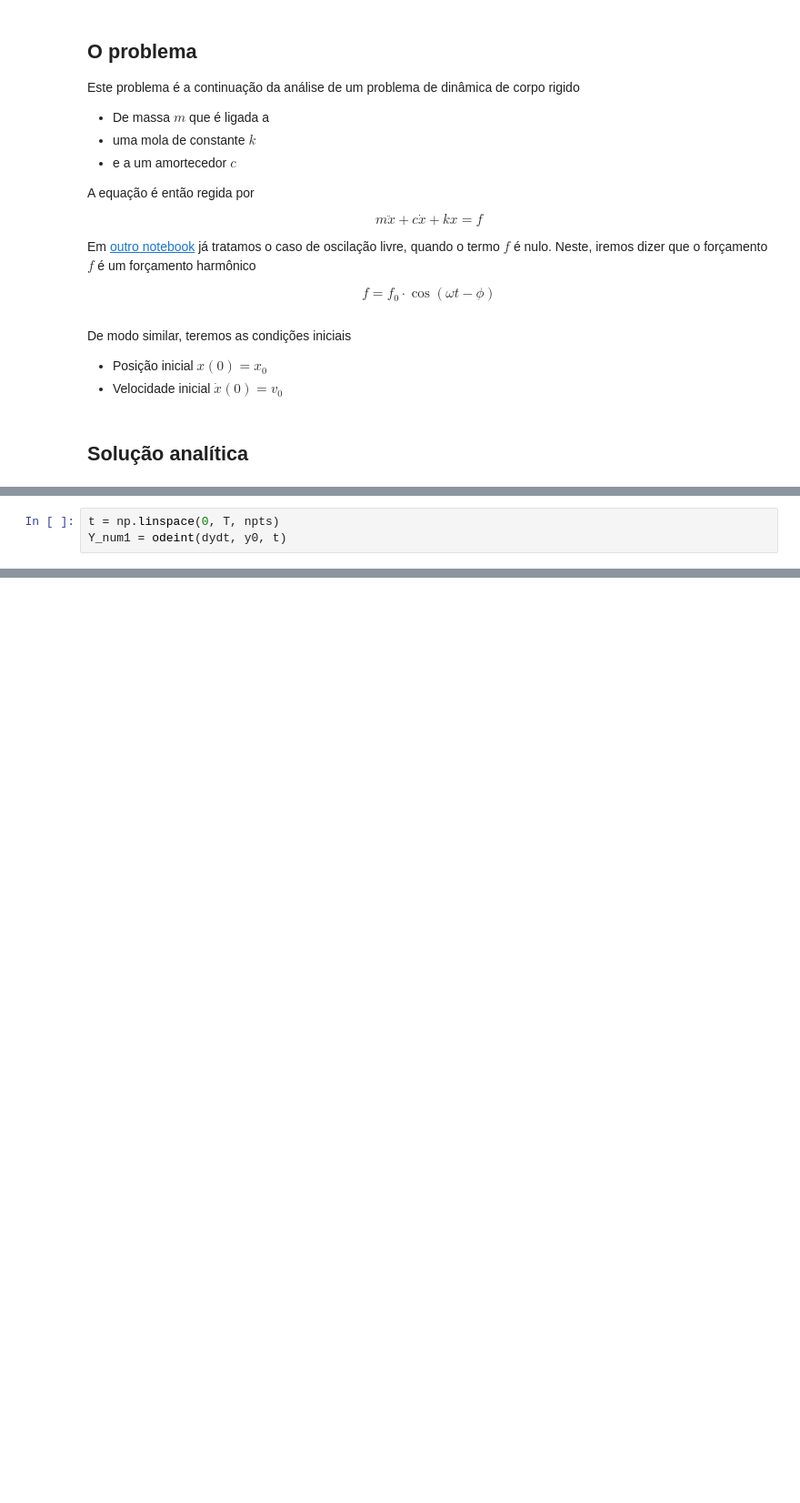
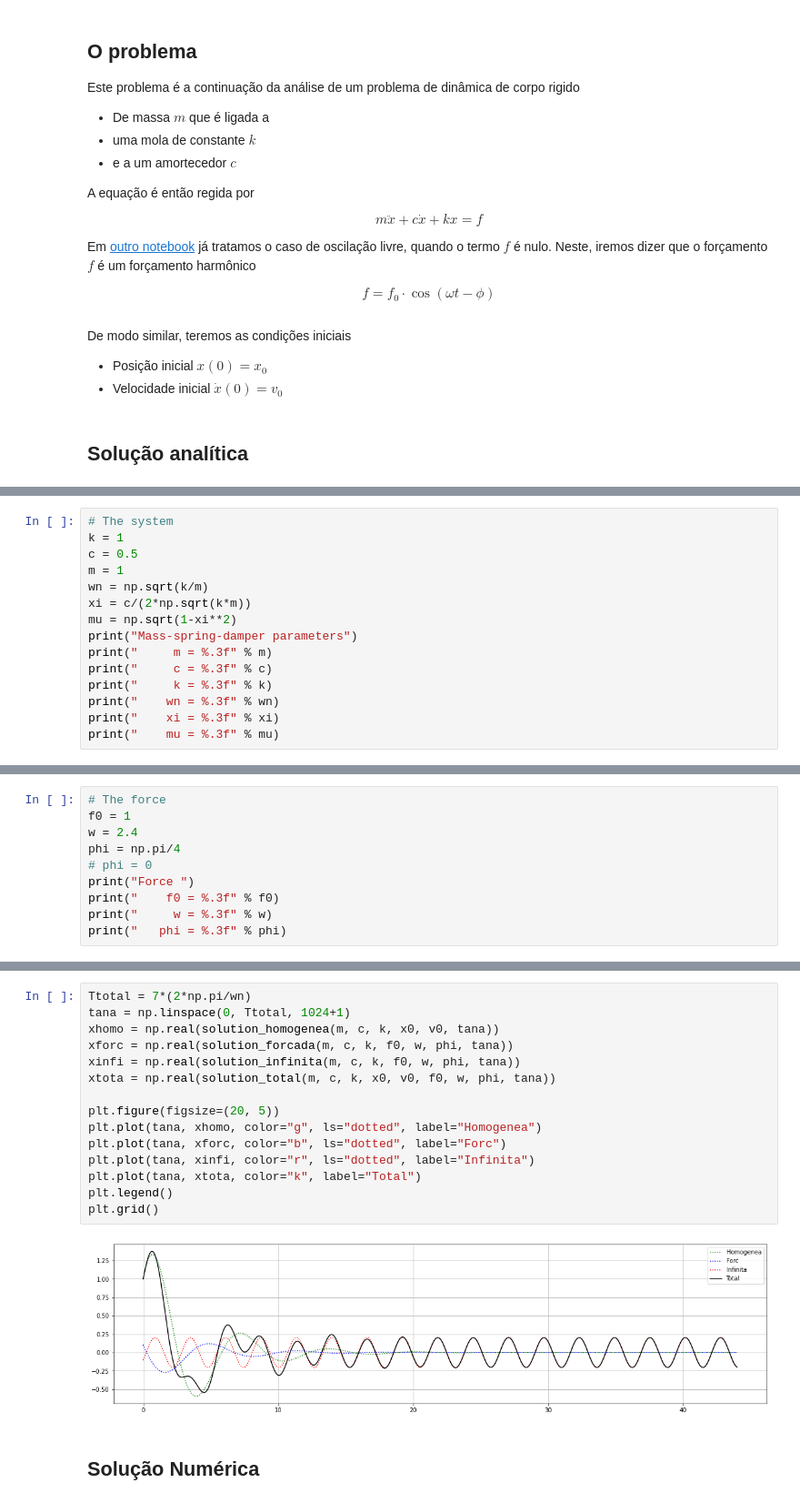
Before and after one commit to carlos-adir/UnB-Courses, a Jupyter notebook: vibracoes/forcamento-harmonico.ipynb, the cells around one changed output, grey strips where cells are left out. Shown at 91% size. Cells and saved outputs as stored; diff of their text form; blank space fills up the shorter version.

```diff
--- a/vibracoes/forcamento-harmonico.ipynb
+++ b/vibracoes/forcamento-harmonico.ipynb
@@ -716,3 +39,0 @@
-# %%
-t = np.linspace(0, T, npts)
-Y_num1 = odeint(dydt, y0, t)
@@ -1339,0 +108,15 @@ Esse python notebook está disponível online no GitHub através do link:
+# %%
+# The system
+k = 1
+c = 0.5
+m = 1
+wn = np.sqrt(k/m)
+xi = c/(2*np.sqrt(k*m))
+mu = np.sqrt(1-xi**2)
+print("Mass-spring-damper parameters")
+print("     m = %.3f" % m)
+print("     c = %.3f" % c)
+print("     k = %.3f" % k)
+print("    wn = %.3f" % wn)
+print("    xi = %.3f" % xi)
+print("    mu = %.3f" % mu)
@@ -1339,0 +151,10 @@ Esse python notebook está disponível online no GitHub através do link:
+# %%
+# The force
+f0 = 1
+w = 2.4
+phi = np.pi/4
+# phi = 0
+print("Force ")
+print("    f0 = %.3f" % f0)
+print("     w = %.3f" % w)
+print("   phi = %.3f" % phi)
@@ -1339,0 +220,19 @@ Esse python notebook está disponível online no GitHub através do link:
+# %%
+Ttotal = 7*(2*np.pi/wn)
+tana = np.linspace(0, Ttotal, 1024+1)
+xhomo = np.real(solution_homogenea(m, c, k, x0, v0, tana))
+xforc = np.real(solution_forcada(m, c, k, f0, w, phi, tana))
+xinfi = np.real(solution_infinita(m, c, k, f0, w, phi, tana))
+xtota = np.real(solution_total(m, c, k, x0, v0, f0, w, phi, tana))
+
+plt.figure(figsize=(20, 5))
+plt.plot(tana, xhomo, color="g", ls="dotted", label="Homogenea")
+plt.plot(tana, xforc, color="b", ls="dotted", label="Forc")
+plt.plot(tana, xinfi, color="r", ls="dotted", label="Infinita")
+plt.plot(tana, xtota, color="k", label="Total")
+plt.legend()
+plt.grid()
+# %% [output]
+[figure, added]
+# %% [markdown]
+## Solução Numérica
```
Also changed, not shown: parts of 110 cells of this notebook.
